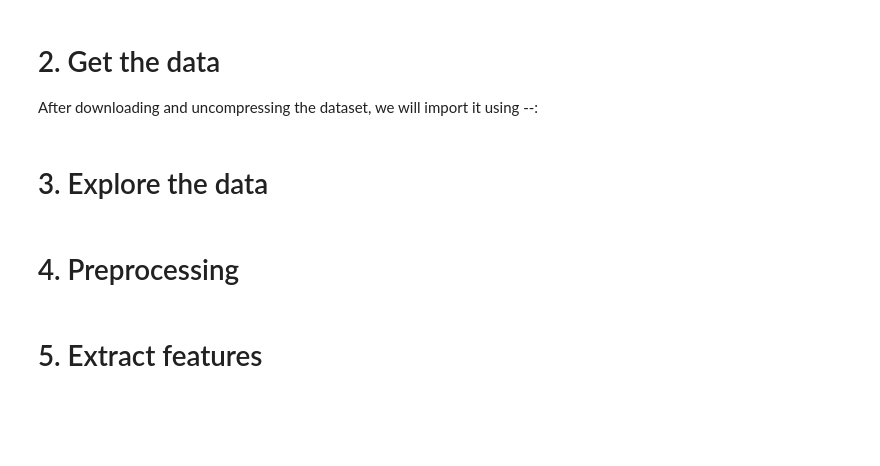
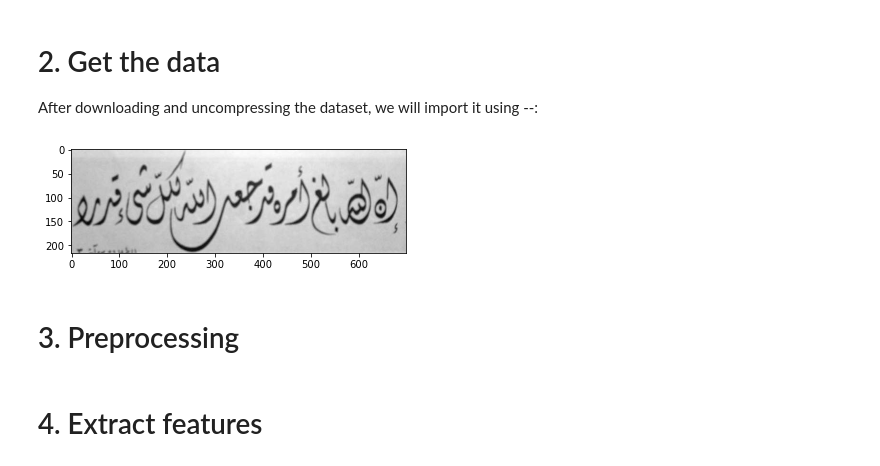
Before and after one commit to SaadBadr/Arabic-Font-Identification, a Jupyter notebook: arabic-font-identification.ipynb, the cells around one changed output. Cells and saved outputs as stored; diff of their text form; code cells hidden in the pictures; blank space fills up the shorter version.

```diff
--- a/arabic-font-identification.ipynb
+++ b/arabic-font-identification.ipynb
@@ -30,5 +49,9 @@ So, we need to build a predictive model with:
 # 2. Get the data
 
 After downloading and uncompressing the dataset, we will import it using --:
-# %% [markdown]
-# 3. Explore the data
+# %%
+data, labels = io_utils.read_data("./ACdata_base")
+plt.imshow(data[0], cmap="gray")
+plt.show()
+# %% [output]
+[figure, added]
@@ -35,3 +60,3 @@ After downloading and uncompressing the dataset, we will import it using --:
 # %% [markdown]
 
-# 4. Preprocessing
+# 3. Preprocessing
@@ -38,3 +84,3 @@ After downloading and uncompressing the dataset, we will import it using --:
 # %% [markdown]
 
-# 5. Extract features
+# 4. Extract features
```
Also changed, not shown: parts of 11 cells of this notebook.
